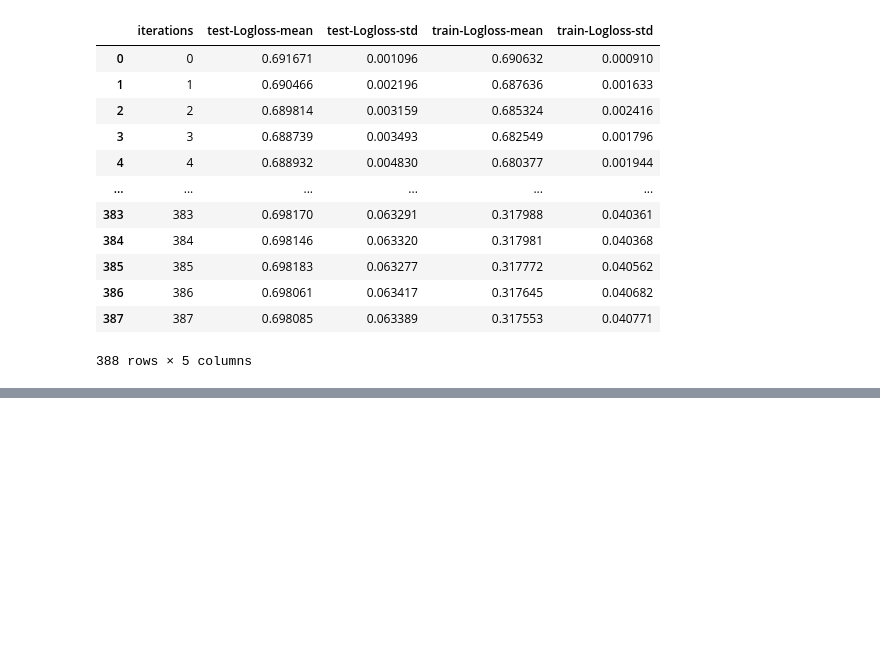
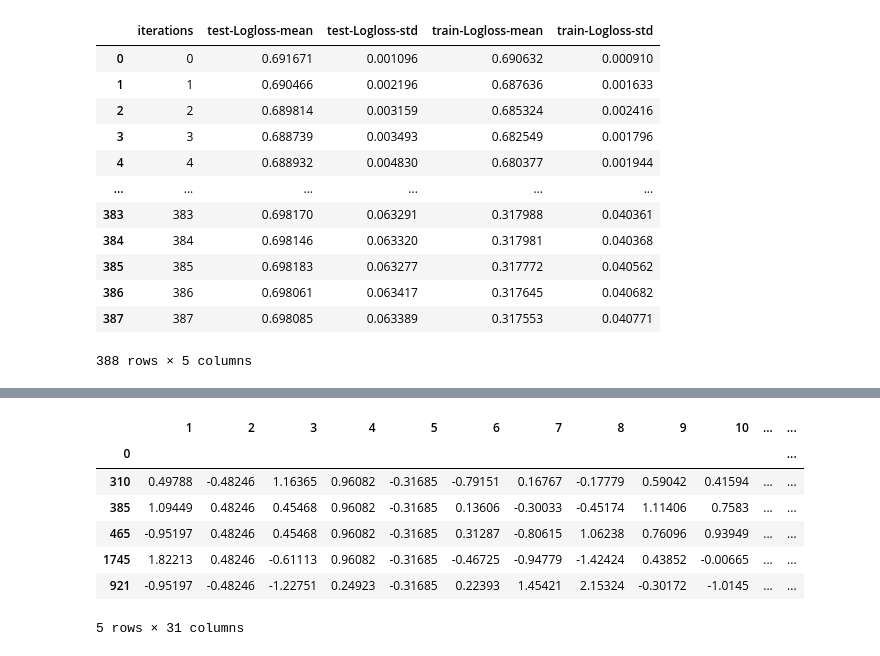
Before and after one commit to SergeyB81/Portfolio-DS, a Jupyter notebook: Тестовое CG/Bank-62-68/bank_ds_trainee_test_case.ipynb, the cells around one changed output, grey strips where cells are left out. Saved outputs shown, nothing was run; the diff lists cells and outputs as text; code cells hidden in the pictures; blank space fills up the shorter version.

```diff
--- a/Тестовое CG/Bank-62-68/bank_ds_trainee_test_case.ipynb
+++ b/Тестовое CG/Bank-62-68/bank_ds_trainee_test_case.ipynb
@@ -1613,0 +1621,13 @@ scores
+# %%
+scores_list = []
+for y in tqdm(ys):
+  cv_dataset = Pool(data=train[X],
+                  label=train[y],
+                  cat_features=cat_features)
+  scores = cv(cv_dataset,
+            params,
+            seed=42,
+            shuffle=True,
+            stratified=True,
+            fold_count=5)
+  scores_list.append(scores)
@@ -1613,0 +1740,3 @@ scores
+# %%
+X_test = test[X]
+X_test.shape
@@ -1613,0 +1896,3 @@ scores
+# %%
+for i in range(len(ys)):
+  X_test[i+13] = (prediction[:, i] > .5)*1
@@ -1613,0 +1917,13 @@ scores
+# %%
+X_test = X_test.fillna(0)
+X_test[ys]= X_test[ys].astype('int32')
+X_test.head()
+# %% [output]
+|  | 1 | 2 | 3 | 4 | 5 | 6 | 7 | 8 | 9 | 10 | ... | ... |
+| 0 |  |  |  |  |  |  |  |  |  |  |  | ... |
+| 310 | 0.49788 | -0.48246 | 1.16365 | 0.96082 | -0.31685 | -0.79151 | 0.16767 | -0.17779 | 0.59042 | 0.41594 | ... | ... |
+| 385 | 1.09449 | 0.48246 | 0.45468 | 0.96082 | -0.31685 | 0.13606 | -0.30033 | -0.45174 | 1.11406 | 0.7583 | ... | ... |
+| 465 | -0.95197 | 0.48246 | 0.45468 | 0.96082 | -0.31685 | 0.31287 | -0.80615 | 1.06238 | 0.76096 | 0.93949 | ... | ... |
+| 1745 | 1.82213 | 0.48246 | -0.61113 | 0.96082 | -0.31685 | -0.46725 | -0.94779 | -1.42424 | 0.43852 | -0.00665 | ... | ... |
+| 921 | -0.95197 | -0.48246 | -1.22751 | 0.24923 | -0.31685 | 0.22393 | 1.45421 | 2.15324 | -0.30172 | -1.0145 | ... | ... |
+5 rows × 31 columns
```
Also changed, not shown: parts of 72 cells of this notebook.
